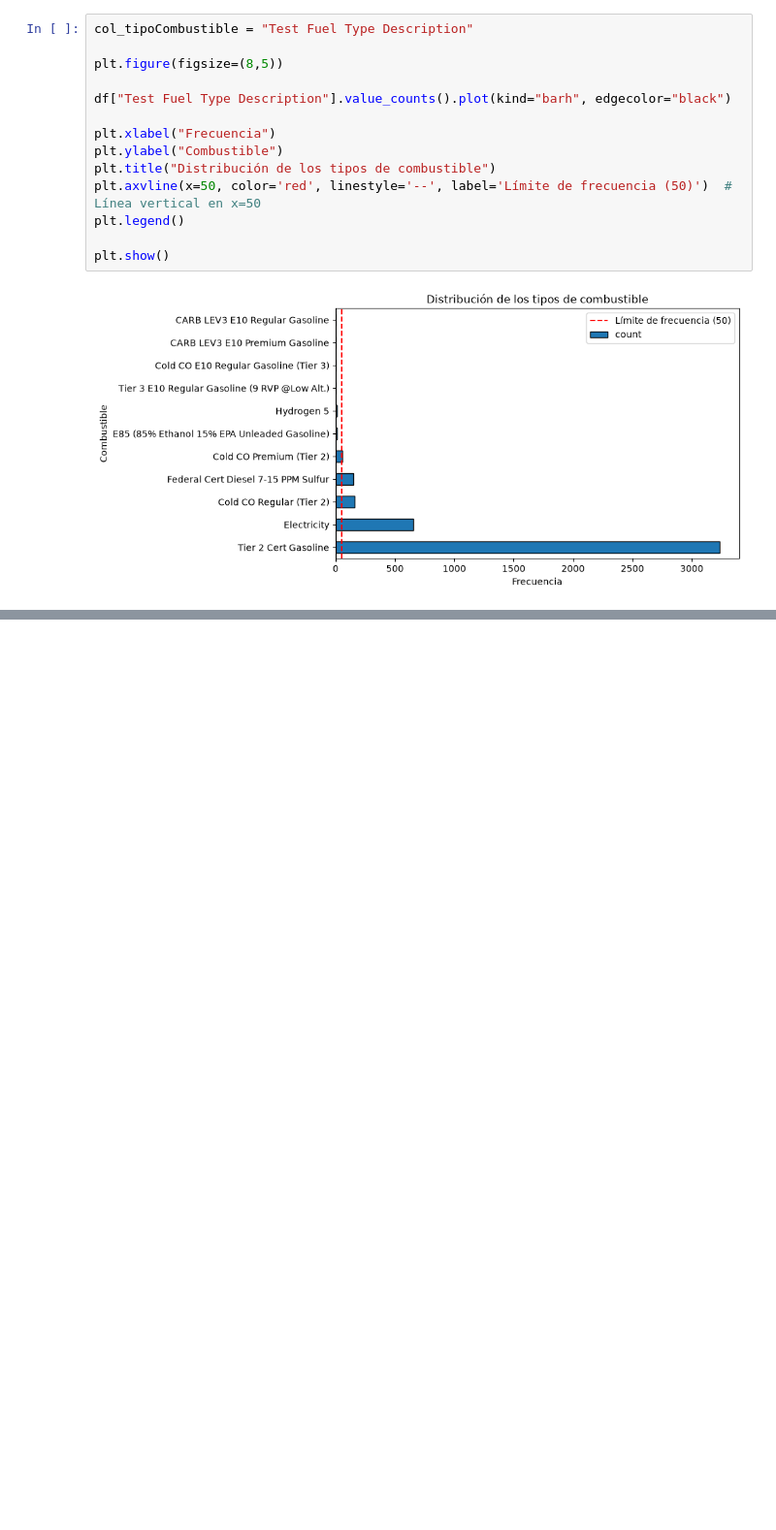
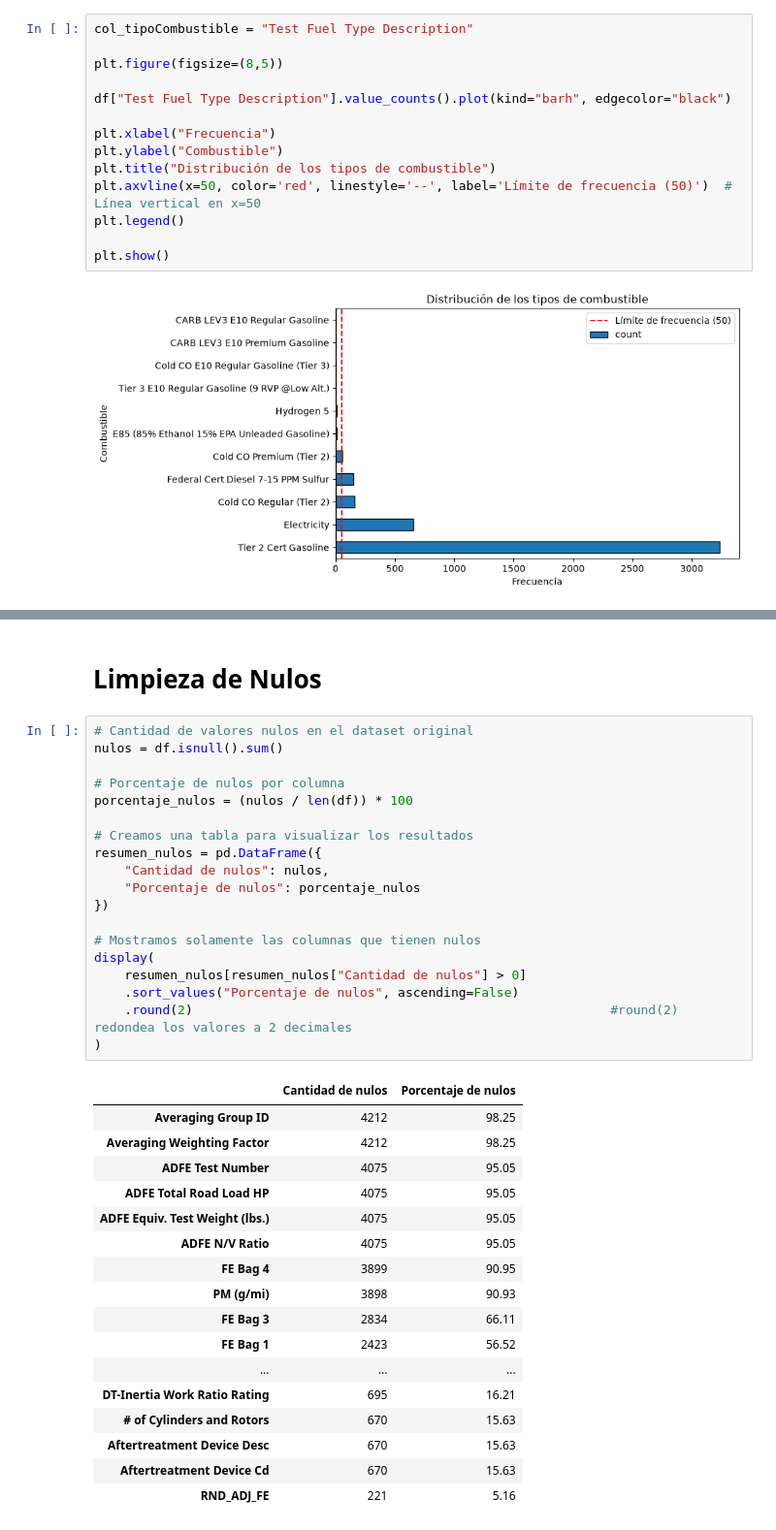
Before and after one commit to abiordorica13/TPEFUNDAMENTOS, a Jupyter notebook: Untitled-1.ipynb, the cells around one changed output, grey strips where cells are left out. Shown at 97% size. Drawn from its saved outputs; the diff is of its cells as text; blank space fills up the shorter version.

Commit message:
Avances de limpieza

```diff
--- a/Untitled-1.ipynb
+++ b/Untitled-1.ipynb
@@ -521,0 +601,39 @@ plt.show()
+# %% [markdown]
+# Limpieza de Nulos
+# %%
+# Cantidad de valores nulos en el dataset original
+nulos = df.isnull().sum()
+
+# Porcentaje de nulos por columna
+porcentaje_nulos = (nulos / len(df)) * 100
+
+# Creamos una tabla para visualizar los resultados
+resumen_nulos = pd.DataFrame({
+    "Cantidad de nulos": nulos,
+    "Porcentaje de nulos": porcentaje_nulos
+})
+
+# Mostramos solamente las columnas que tienen nulos
+display(
+    resumen_nulos[resumen_nulos["Cantidad de nulos"] > 0]
+    .sort_values("Porcentaje de nulos", ascending=False)
+    .round(2)                                                       #round(2) redondea los valores a 2 decimales
+)
+# %% [output]
+|  | Cantidad de nulos | Porcentaje de nulos |
+| Averaging Group ID | 4212 | 98.25 |
+| Averaging Weighting Factor | 4212 | 98.25 |
+| ADFE Test Number | 4075 | 95.05 |
+| ADFE Total Road Load HP | 4075 | 95.05 |
+| ADFE Equiv. Test Weight (lbs.) | 4075 | 95.05 |
+| ADFE N/V Ratio | 4075 | 95.05 |
+| FE Bag 4 | 3899 | 90.95 |
+| PM (g/mi) | 3898 | 90.93 |
+| FE Bag 3 | 2834 | 66.11 |
+| FE Bag 1 | 2423 | 56.52 |
+| ... | ... | ... |
+| DT-Inertia Work Ratio Rating | 695 | 16.21 |
+| # of Cylinders and Rotors | 670 | 15.63 |
+| Aftertreatment Device Desc | 670 | 15.63 |
+| Aftertreatment Device Cd | 670 | 15.63 |
+| RND_ADJ_FE | 221 | 5.16 |
```
Also changed, not shown: parts of 7 cells of this notebook.
